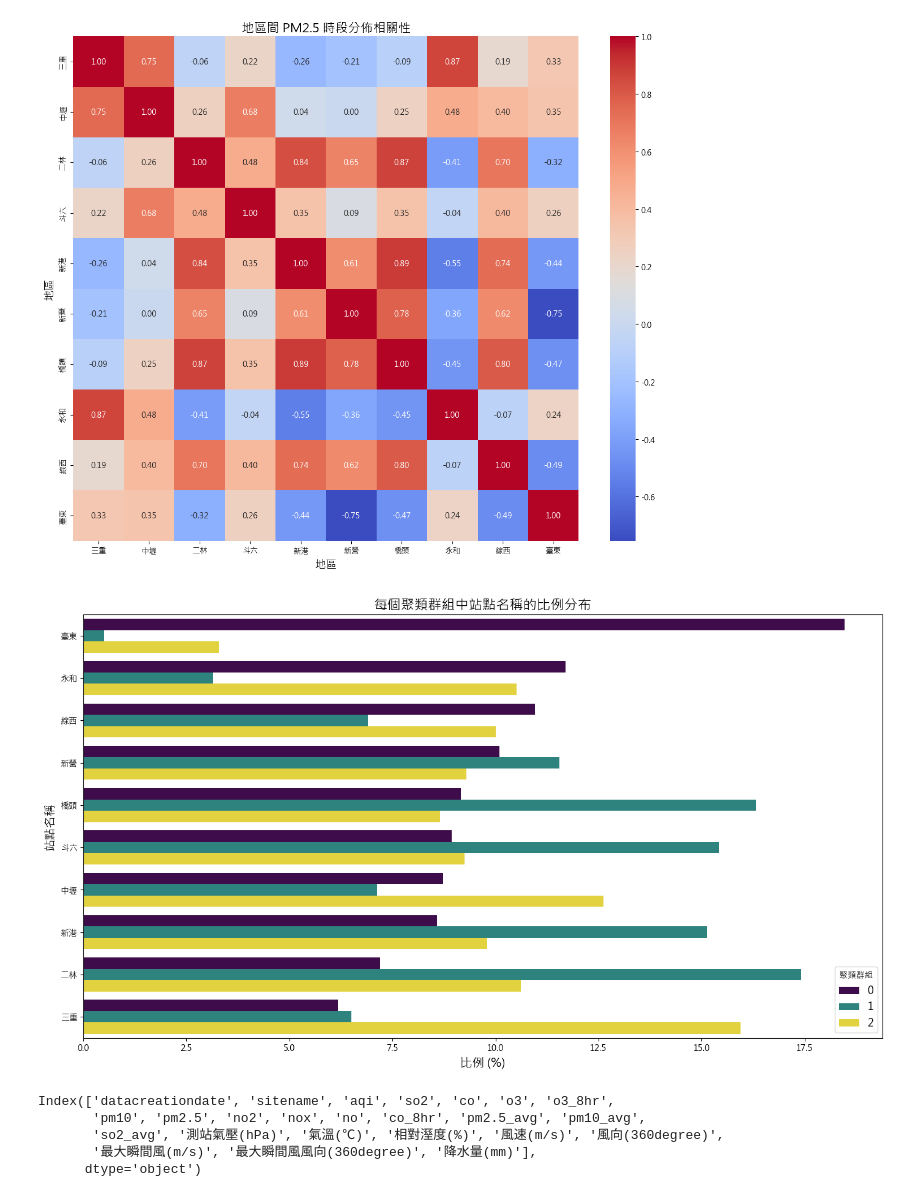
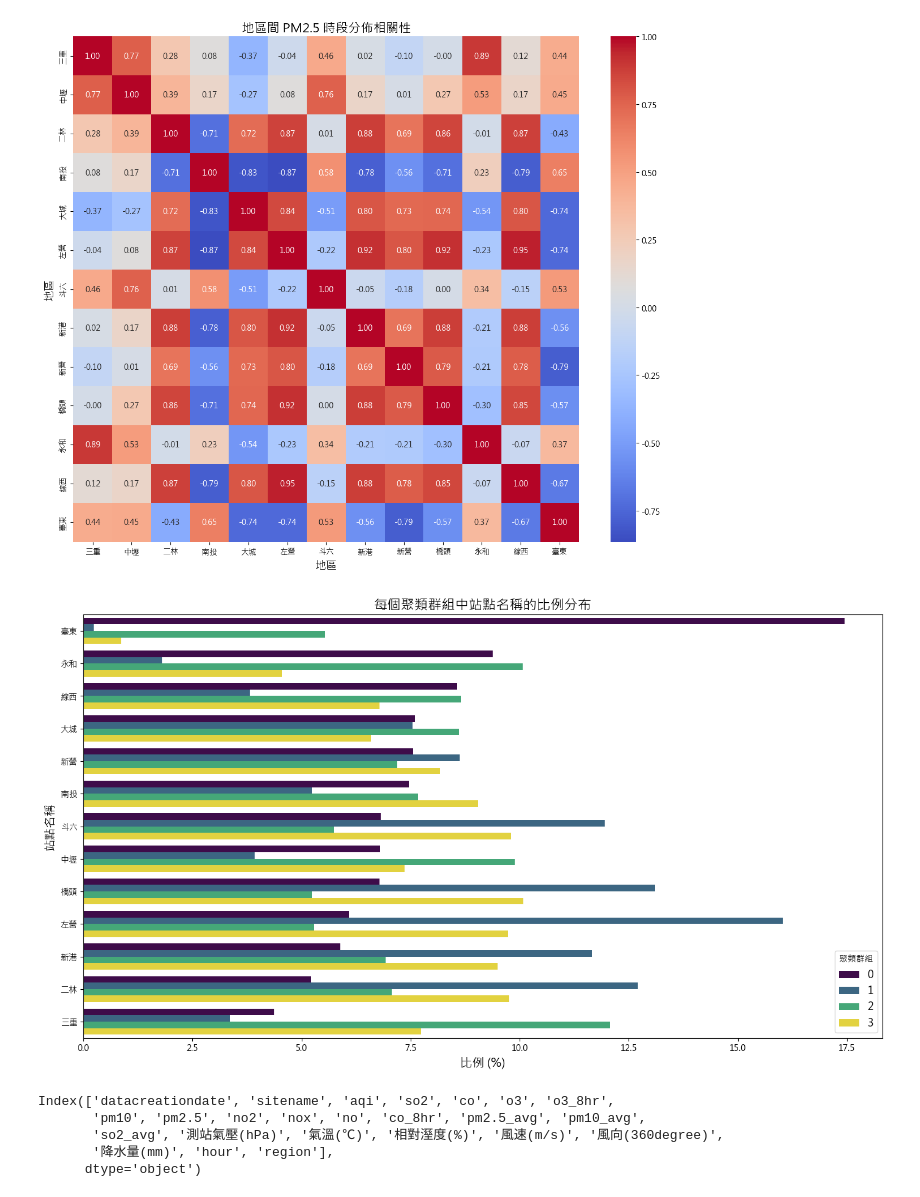
Before and after one commit to George930502/Forecasting-Air-Quality-Index-Levels-in-Taiwan, a Jupyter notebook: data_analysis/Spatial Analysis.ipynb, the cells around one changed output. Cells and saved outputs as stored; diff of their text form; code cells hidden in the pictures.

```diff
--- a/data_analysis/Spatial Analysis.ipynb
+++ b/data_analysis/Spatial Analysis.ipynb
@@ -4,13 +4,12 @@ import matplotlib.pyplot as plt
 import seaborn as sns
 
 # 讀取清理後的資料
-file_path = '2024_01_08_AQI_Weather_dataset.csv'  # 更新為您的文件路徑
+file_path = '../2023_09_2024_08_AQI_Weather_dataset.csv'
 data = pd.read_csv(file_path)
 
 # 區域分佈分析：比較不同地區的 AQI 和 PM2.5 平均值
 area_analysis = data.groupby('sitename')[['aqi', 'pm2.5']].mean()
 
-# 設定 matplotlib 使用的繁體中文字體（以 Microsoft JhengHei 為例）
 plt.rcParams['font.sans-serif'] = ['Microsoft JhengHei']  # 繁體字型
 plt.rcParams['axes.unicode_minus'] = False  # 避免顯示負號錯誤
 
@@ -59,14 +58,11 @@ from sklearn.cluster import KMeans
 import geopandas as gpd
 from shapely.geometry import Point
 
-# 讀取清理後的資料
-file_path = '2024_01_08_AQI_Weather_dataset.csv'  # 更新為您的文件路徑
-data = pd.read_csv(file_path)
 
-# 1. 區域分佈分析：比較不同地區的 AQI 和 PM2.5 平均值
+# 區域分佈分析：比較不同地區的 AQI 和 PM2.5 平均值
 area_analysis = data.groupby('sitename')[['aqi', 'pm2.5']].mean().sort_values(by='aqi', ascending=False)
 
-# 設定 matplotlib 使用的繁體中文字體（以 Microsoft JhengHei 為例，這是 Windows 系統中的常見繁體中文字型）
+
 plt.rcParams['font.sans-serif'] = ['Microsoft JhengHei']  # 繁體字型
 plt.rcParams['axes.unicode_minus'] = False  # 避免顯示負號錯誤
 
@@ -189,18 +185,17 @@ import pandas as pd
 import matplotlib.pyplot as plt
 import seaborn as sns
 
-# 假設 'data' 是包含所有空氣質量數據的 DataFrame
 
-# 確保 'datacreationdate' 為 datetime 格式
+
 data['datacreationdate'] = pd.to_datetime(data['datacreationdate'])
 data['hour'] = data['datacreationdate'].dt.hour  # 提取時段（小時）
 
 # 手動分區域對應測站（需根據實際數據調整）
 regions = {
-    '北部': ['三重', '永和', '中壢'],  # 替換為實際北部測站名稱
-    '中部': ['二林', '線西', '斗六'],  # 替換為實際中部測站名稱
-    '南部': ['橋頭', '新營', '新港'],  # 替換為實際南部測站名稱
-    '東部': ['臺東']  # 替換為實際東部測站名稱
+    '北部': ['三重', '永和', '中壢'],
+    '中部': ['二林', '線西', '斗六','南投','大城'],
+    '南部': ['橋頭', '新營', '新港','左營'],
+    '東部': ['臺東']
 }
 
 # 添加 'region' 欄位
@@ -208,7 +203,10 @@ def assign_region(sitename):
     for region, stations in regions.items():
         if sitename in stations:
             return region
+
+    print(sitename)
     return '其他'
+
 
 data['region'] = data['sitename'].apply(assign_region)
 
@@ -262,7 +260,6 @@ hourly_trends = data.groupby(['sitename', 'hour'])['pm2.5'].mean().unstack(level
 # 計算地區間的相關性
 correlation_matrix = hourly_trends.corr()
 
-# 繪製相關性熱圖
 plt.figure(figsize=(12, 10))
 sns.heatmap(correlation_matrix, annot=True, fmt=".2f", cmap='coolwarm', cbar=True)
 plt.title("地區間 PM2.5 時段分佈相關性", fontsize=16)
@@ -271,47 +268,45 @@ plt.ylabel("地區", fontsize=14)
 plt.tight_layout()
 plt.show()
 # %% [output]
-[figure, old version]
+[figure, new version]
 # %%
 import pandas as pd
 import matplotlib.pyplot as plt
 import seaborn as sns
 from sklearn.cluster import KMeans
 
-# 假設 'data' 是包含污染物數據的 DataFrame
-# 選擇聚類特徵，使用 AQI 和其他相關污染物濃度
 features = ['aqi']
 clustering_data = data[features].dropna()
 
-# 使用 KMeans 聚類（設置聚類數目為 3）
-kmeans = KMeans(n_clusters=3, random_state=42)
+# 使用 KMeans
+kmeans = KMeans(n_clusters=4, random_state=42)
 clustering_data['cluster'] = kmeans.fit_predict(clustering_data[features])
 
 # 將 'sitename' 連同聚類結果一起展示
 clustering_data['sitename'] = data.loc[clustering_data.index, 'sitename']
 
 # 計算每個群組中各站點名稱的數量和比例
 cluster_site_counts = clustering_data.groupby('cluster')['sitename'].value_counts(normalize=True).rename('proportion').reset_index()
 
 # 將比例轉換為百分比顯示格式
 cluster_site_counts['proportion'] *= 100
 
 # 繪製每個聚類群組中站點比例條形圖
 plt.figure(figsize=(14, 8))
 sns.barplot(x='proportion', y='sitename', hue='cluster', data=cluster_site_counts, palette='viridis')
 plt.title("每個聚類群組中站點名稱的比例分布", fontsize=16)
 plt.xlabel("比例 (%)", fontsize=14)
 plt.ylabel("站點名稱", fontsize=14)
 plt.legend(title="聚類群組", fontsize=12)
 plt.tight_layout()
 plt.show()
 # %% [output]
-[figure, old version]
+[figure, new version]
 # %%
 data.columns
 # %% [output]
 Index(['datacreationdate', 'sitename', 'aqi', 'so2', 'co', 'o3', 'o3_8hr',
        'pm10', 'pm2.5', 'no2', 'nox', 'no', 'co_8hr', 'pm2.5_avg', 'pm10_avg',
        'so2_avg', '測站氣壓(hPa)', '氣溫(℃)', '相對溼度(%)', '風速(m/s)', '風向(360degree)',
-       '最大瞬間風(m/s)', '最大瞬間風風向(360degree)', '降水量(mm)'],
+       '降水量(mm)', 'hour', 'region'],
       dtype='object')
```
Also changed, not shown: parts of 9 cells of this notebook, 4 other files.
